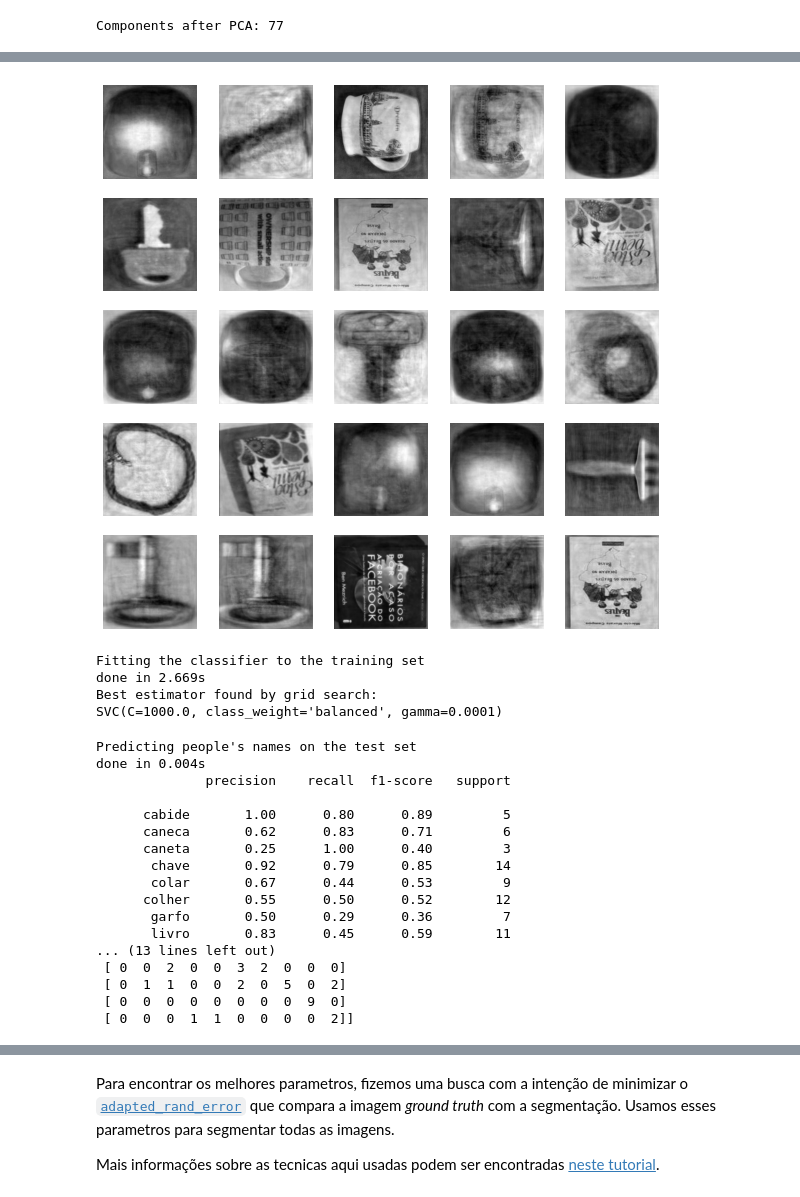
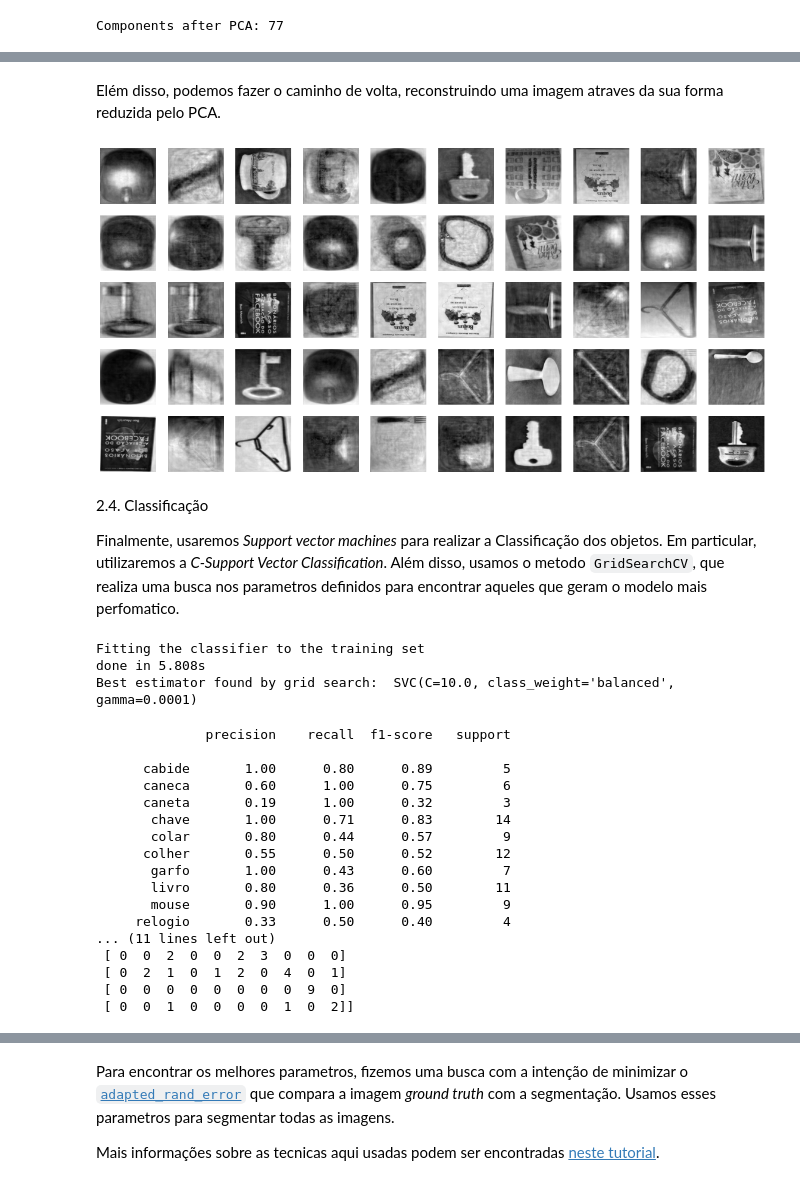
Before and after one commit to fcnoronha/visao-e-prcessamento-de-imagens, a Jupyter notebook: ep03.ipynb, the cells around one changed output, grey strips where cells are left out. Drawn from its saved outputs; the diff is of its cells as text; code cells hidden in the pictures.

```diff
--- a/ep03.ipynb
+++ b/ep03.ipynb
@@ -220,9 +228,10 @@ for i, file in zip(range(6), selection):
     feret_box = io.imread(AUTOM_FERET_PATH + name_without_aug_suffix + '.png', as_gray=True)
     x_left, y_top, width, heigth = boundingRect(feret_box)
     image_cropped = image[y_top:y_top+heigth, x_left:x_left+width]
-    ax[1, i%n_images_to_show].imshow(image_cropped, cmap='gray')
+    image_resized = resize(image_cropped, (400, 400), anti_aliasing=True)
+    ax[1, i%n_images_to_show].imshow(image_resized, cmap='gray')
     ax[1, i%n_images_to_show].axis('off')
-    ax[1, i%n_images_to_show].set_title('Cropped image')
+    ax[1, i%n_images_to_show].set_title('Resized image')
 
 plt.show()
 # %% [output]
@@ -273,7 +292,5 @@ Components after PCA: 77
 # %%
-# visualizando Eigenvectors https://medium.com/@sebastiannorena/pca-principal-components-analysis-applied-to-images-of-faces-d2fc2c083371
-
-fig, axes = plt.subplots(5, 5, figsize=(10, 10))
+fig, axes = plt.subplots(5, 10, figsize=(20, 10))
 for i, ax in enumerate(axes.flat):
     ax.imshow(pca.components_[i].reshape(400,400), cmap='gray')
     ax.axis('off')
@@ -282,53 +299,59 @@ for i, ax in enumerate(axes.flat):
+# %% [markdown]
+Elém disso, podemos fazer o caminho de volta, reconstruindo uma imagem atraves da sua forma reduzida pelo PCA.
 # %%
-images_pca = pca.inverse_transform(x_train_pca)
+reconstructed_images_pca = pca.inverse_transform(x_train_pca)
 
-fig, axes = plt.subplots(5, 5, figsize=(10, 10))
+fig, axes = plt.subplots(5, 10, figsize=(20, 10))
 for i, ax in enumerate(axes.flat):
-    ax.imshow(images_pca[i].reshape(400, 400),cmap="gray")
+    ax.imshow(reconstructed_images_pca[i].reshape(400, 400),cmap="gray")
     ax.axis('off')
 # %% [output]
-[figure, old version]
+[figure, new version]
+# %% [markdown]
+2.4. Classificação
+
+Finalmente, usaremos _Support vector machines_ para realizar a Classificação dos objetos. Em particular, utilizaremos a _C-Support Vector Classification_. Além disso, usamos o metodo `GridSearchCV`, que realiza uma busca nos parametros definidos para encontrar aqueles que geram o modelo mais perfomatico.
 # %%
 from time import time
 print("Fitting the classifier to the training set")
 t0 = time()
-param_grid = {'C': [1e3, 5e3, 1e4, 5e4, 1e5],
-              'gamma': [0.0001, 0.0005, 0.001, 0.005, 0.01, 0.1], }
-clf = GridSearchCV(
-    SVC(kernel='rbf', class_weight='balanced'), param_grid
-)
+
+param_grid = {
+    'C': [1e1, 1e2, 1e3, 5e3, 1e4, 5e4, 1e5],
+    'kernel': ['linear', 'poly', 'rbf'],
+    'gamma': [0.0001, 0.001, 0.01, 0.1]
+}
+
+clf = GridSearchCV( SVC(class_weight='balanced'), param_grid)
 clf = clf.fit(x_train_pca, y_train)
+
 print("done in %0.3fs" % (time() - t0))
-print("Best estimator found by grid search:")
-print(clf.best_estimator_)
+print("Best estimator found by grid search: ", clf.best_estimator_)
 # %% [output]
 Fitting the classifier to the training set
-done in 2.669s
-Best estimator found by grid search:
-SVC(C=1000.0, class_weight='balanced', gamma=0.0001)
+done in 5.808s
+Best estimator found by grid search:  SVC(C=10.0, class_weight='balanced', gamma=0.0001)
 # %%
-print("Predicting people's names on the test set")
-t0 = time()
+
 y_pred = clf.predict(x_test_pca)
-print("done in %0.3fs" % (time() - t0))
 
 print(classification_report(y_test, y_pred))
 print(confusion_matrix(y_test, y_pred))
 # %% [output]
-Predicting people's names on the test set
-done in 0.004s
               precision    recall  f1-score   support
 
       cabide       1.00      0.80      0.89         5
-      caneca       0.62      0.83      0.71         6
-      caneta       0.25      1.00      0.40         3
-       chave       0.92      0.79      0.85        14
-       colar       0.67      0.44      0.53         9
+      caneca       0.60      1.00      0.75         6
+      caneta       0.19      1.00      0.32         3
+       chave       1.00      0.71      0.83        14
+       colar       0.80      0.44      0.57         9
       colher       0.55      0.50      0.52        12
-       garfo       0.50      0.29      0.36         7
-       livro       0.83      0.45      0.59        11
-... (13 lines left out)
- [ 0  0  2  0  0  3  2  0  0  0]
- [ 0  1  1  0  0  2  0  5  0  2]
+       garfo       1.00      0.43      0.60         7
+       livro       0.80      0.36      0.50        11
+       mouse       0.90      1.00      0.95         9
+     relogio       0.33      0.50      0.40         4
+... (11 lines left out)
+ [ 0  0  2  0  0  2  3  0  0  0]
+ [ 0  2  1  0  1  2  0  4  0  1]
  [ 0  0  0  0  0  0  0  0  9  0]
- [ 0  0  0  1  1  0  0  0  0  2]]
+ [ 0  0  1  0  0  0  0  1  0  2]]
```
Also changed, not shown: parts of 15 cells of this notebook.
